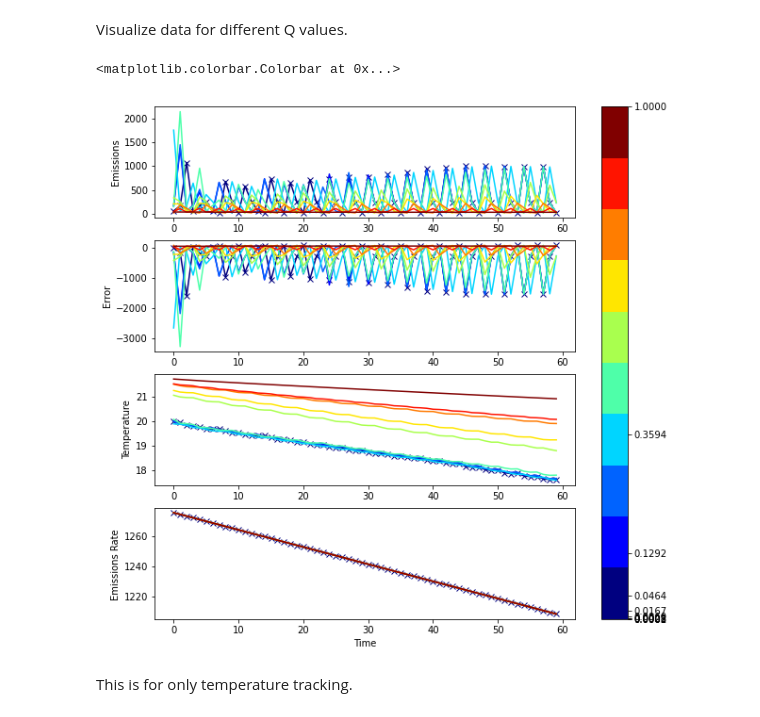
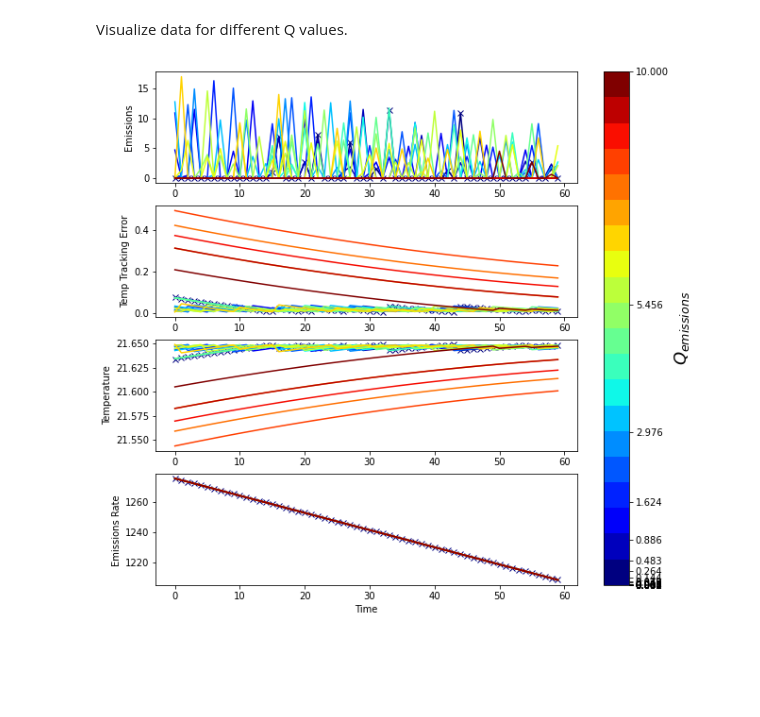
Before and after one commit to vijay092/lcdmpc, a Jupyter notebook: main_080422.ipynb, the cells around one changed output. Drawn from its saved outputs; the diff is of its cells as text; code cells hidden in the pictures; blank space fills up the shorter version.

```diff
--- a/main_080422.ipynb
+++ b/main_080422.ipynb
@@ -57,13 +58,13 @@ emissions_list = []
 error_list = []
 temp_list = []
 emissions_rate = []
-q = np.logspace(-4, 0, num=10)
+q = np.logspace(-4, 1, num=20)
 for q_val in q:
 
-    df = compute_emissions.compute_emissons(no_hr_sim=1, emissions_factor= q_val, temperature_factor=10, tracking_factor= 0.1)
+    df = compute_emissions.compute_emissons(no_hr_sim=1, emissions_factor= q_val, temperature_factor=1e9, tracking_factor= 0)
 
     emissions_list.append(df["Emissions (kg of CO2)"])
-    error_list.append(df["Error (%)"])
+    error_list.append(df["Error Temperature (%)"])
     temp_list.append(df["Temperature (C)"])
     emissions_rate.append(df["Emissions Rate (kg of CO2/MWh)"])
 # %% [output]
@@ -83,36 +74,34 @@ Visualize data for different Q values.
 # %%
 import numpy as np
 
 jet= plt.get_cmap('jet')
 colors = iter(jet(np.linspace(0,1,len(q))))
 fig, ax = plt.subplots(4, 1 , figsize = (10, 10))
 for i in range(len(q)):
     cur_color = next(colors)
     if i == 0:
         m = "x"
     else:
         m = ""
     ax[0].plot(emissions_list[i], color=cur_color, marker = m, label = f"Q = {q[i]}")
     ax[0].set_ylabel ("Emissions")
     ax[1].plot(error_list[i], color=cur_color,marker = m, label = f"Q = {q[i]}" )
-    ax[1].set_ylabel ("Error")
+    ax[1].set_ylabel ("Temp Tracking Error")
     ax[2].plot(temp_list[i], color = cur_color ,marker = m, label = f"Q = {q[i]}")
     ax[2].set_ylabel ("Temperature")
     ax[3].plot(emissions_rate[i], color = cur_color,marker = m, label = f"Q = {q[i]}")
     ax[3].set_ylabel ("Emissions Rate ")
     ax[3].set_xlabel("Time")
 # creating ScalarMappable
 
 import matplotlib
 norm = matplotlib.colors.Normalize(vmin=min(q), vmax=max(q))
 
 cmap = plt.get_cmap('jet', len(q))
 
 sm = plt.cm.ScalarMappable(cmap=cmap, norm=norm)
 sm.set_array([])
-plt.colorbar(sm, ax=ax.ravel().tolist(), ticks=q)
+cbar = plt.colorbar(sm, ax=ax.ravel().tolist(), ticks=q, )
+cbar.set_label('$Q_{emissions}$',size=18)
 # %% [output]
-<matplotlib.colorbar.Colorbar at 0x...>
-[figure, old version]
+[figure, new version]
-# %% [markdown]
-This is for only temperature tracking.
```
Also changed, not shown: parts of 27 cells of this notebook, 6 other files.
